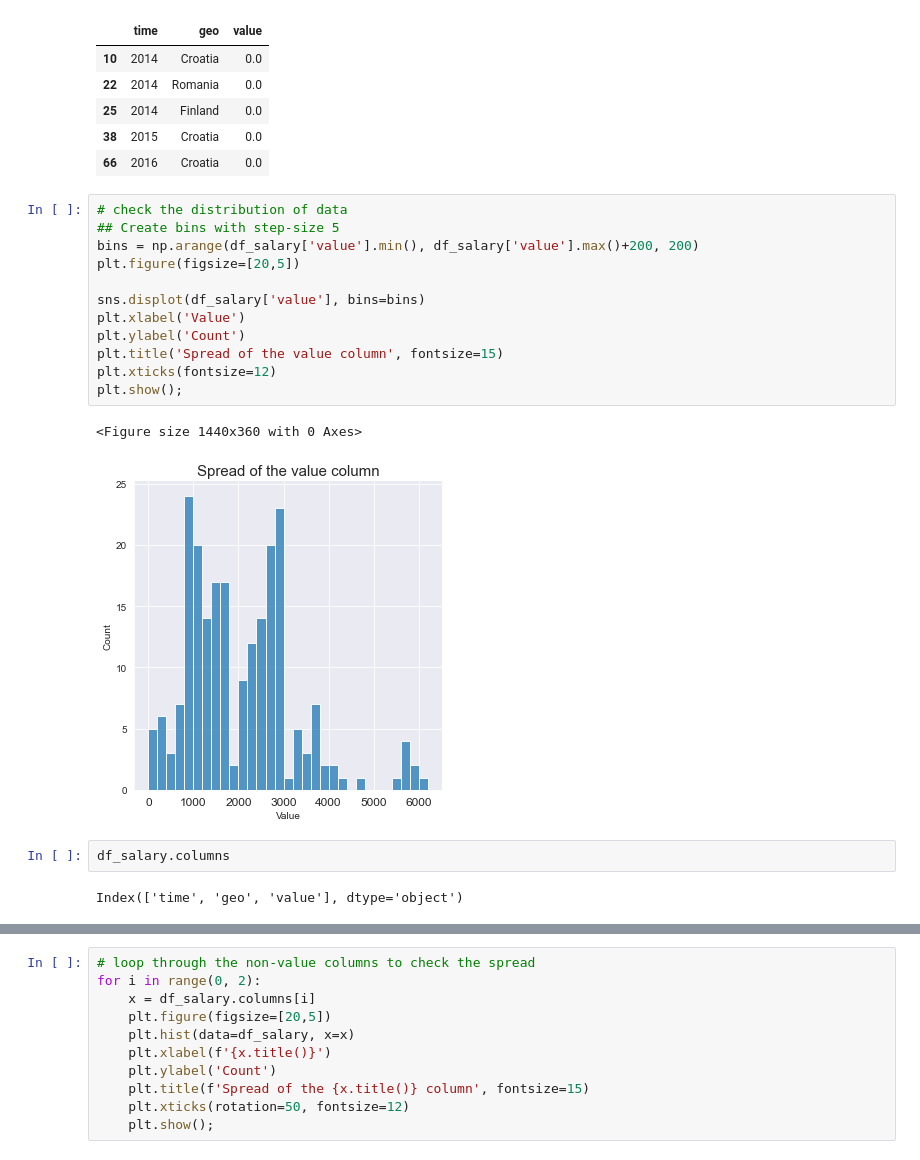
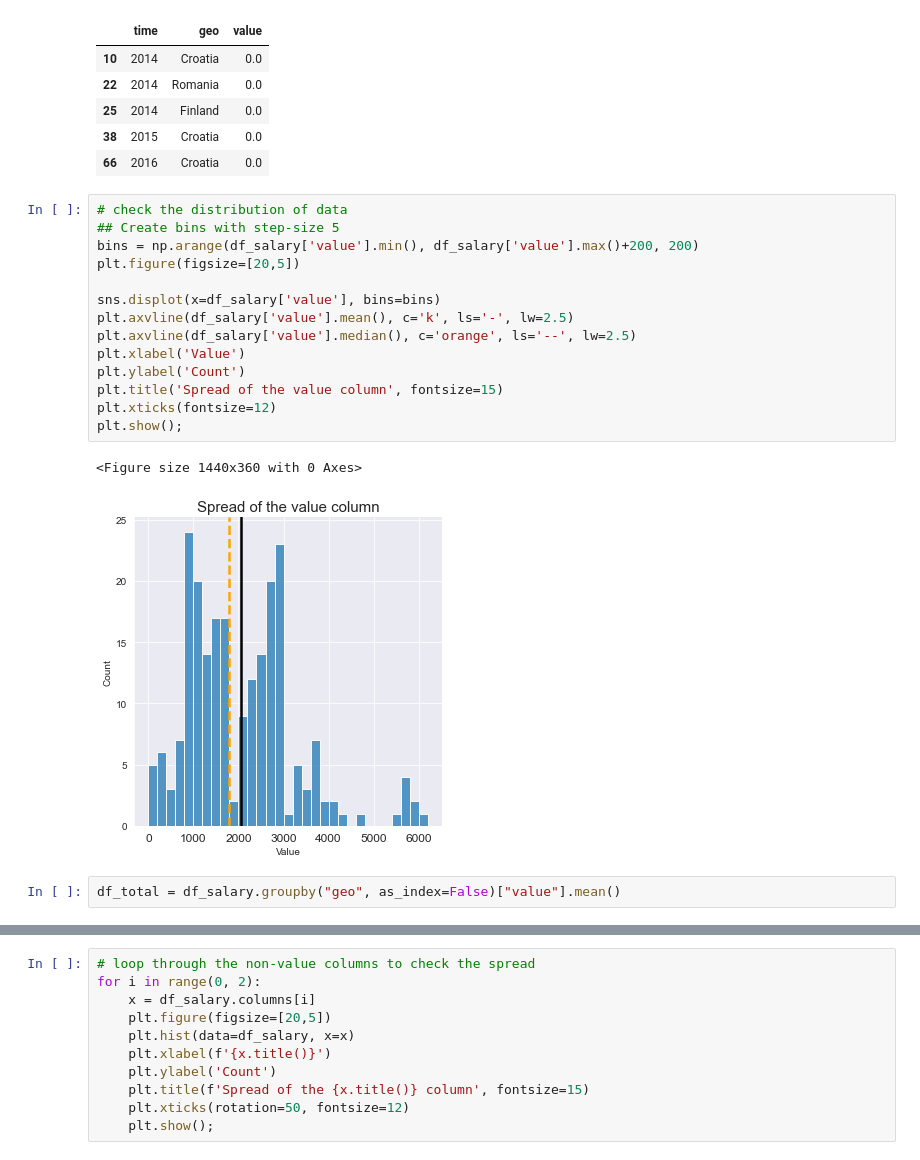
Before and after one commit to udrag/Civil-Servant-Salary-EU-, a Jupyter notebook: EU_Civil_Servants_Salary-data_visualization.ipynb, the cells around one changed output, grey strips where cells are left out. Drawn from its saved outputs; the diff is of its cells as text.

Commit message:
Update EU_Civil_Servants_Salary-data_visualization.ipynb
• Updates of graphs and grouby formula

```diff
--- a/EU_Civil_Servants_Salary-data_visualization.ipynb
+++ b/EU_Civil_Servants_Salary-data_visualization.ipynb
@@ -24,19 +24,19 @@ df_salary[df_salary['value'] == df_salary['value'].min()]
 # %%
 # check the distribution of data
 ## Create bins with step-size 5
 bins = np.arange(df_salary['value'].min(), df_salary['value'].max()+200, 200)
 plt.figure(figsize=[20,5])
 
-sns.displot(df_salary['value'], bins=bins)
+sns.displot(x=df_salary['value'], bins=bins)
+plt.axvline(df_salary['value'].mean(), c='k', ls='-', lw=2.5)
+plt.axvline(df_salary['value'].median(), c='orange', ls='--', lw=2.5)
 plt.xlabel('Value')
 plt.ylabel('Count')
 plt.title('Spread of the value column', fontsize=15)
 plt.xticks(fontsize=12)
 plt.show();
 # %% [output]
 <Figure size 1440x360 with 0 Axes>
-[figure, old version]
+[figure, new version]
-# %%
-df_salary.columns
-# %% [output]
-Index(['time', 'geo', 'value'], dtype='object')
+# %%
+df_total = df_salary.groupby("geo", as_index=False)["value"].mean()
```
Also changed, not shown: parts of 2 cells of this notebook.
